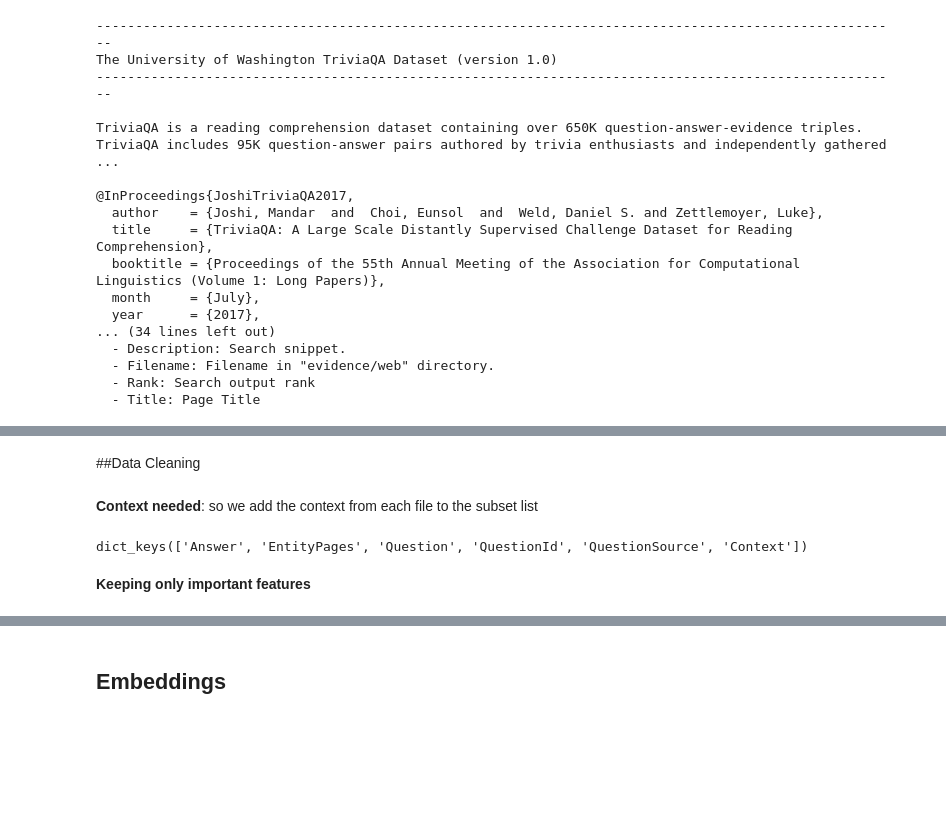
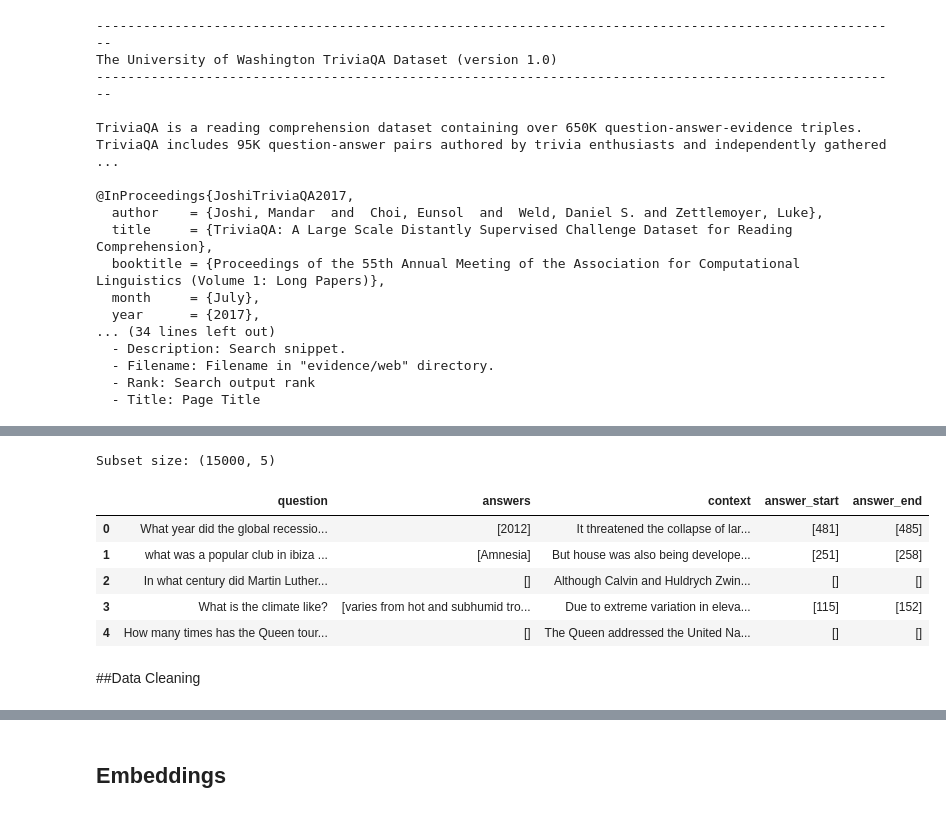
Before and after one commit to ahmedlabib02/Nlp-project, a Jupyter notebook: milestone 2.ipynb, the cells around one changed output, grey strips where cells are left out. Drawn from its saved outputs; the diff is of its cells as text; code cells hidden in the pictures; blank space fills up the shorter version.

```diff
--- a/milestone 2.ipynb
+++ b/milestone 2.ipynb
@@ -150,4 +100,19 @@ subset[4]
+# %%
+#shuffling
+df = df.sample(frac=1, random_state=42).reset_index(drop=True)
+
+# only working on subset of 15k row
+df_subset = df.head(15000).copy().reset_index(drop=True)
+
+print("Subset size:", df_subset.shape)
+df_subset.head()
+# %% [output]
+Subset size: (15000, 5)
+|  | question | answers | context | answer_start | answer_end |
+| 0 | What year did the global recessio... | [2012] | It threatened the collapse of lar... | [481] | [485] |
+| 1 | what was a popular club in ibiza ... | [Amnesia] | But house was also being develope... | [251] | [258] |
+| 2 | In what century did Martin Luther... | [] | Although Calvin and Huldrych Zwin... | [] | [] |
+| 3 | What is the climate like? | [varies from hot and subhumid tro... | Due to extreme variation in eleva... | [115] | [152] |
+| 4 | How many times has the Queen tour... | [] | The Queen addressed the United Na... | [] | [] |
 # %% [markdown]
 ##Data Cleaning
-# %% [markdown]
-**Context needed**: so we add the context from each file to the subset list
@@ -171,6 +118,0 @@ for sample in subset:
-# %%
-subset[0].keys()
-# %% [output]
-dict_keys(['Answer', 'EntityPages', 'Question', 'QuestionId', 'QuestionSource', 'Context'])
-# %% [markdown]
-**Keeping only important features**
```
Also changed, not shown: parts of 39 cells of this notebook.
